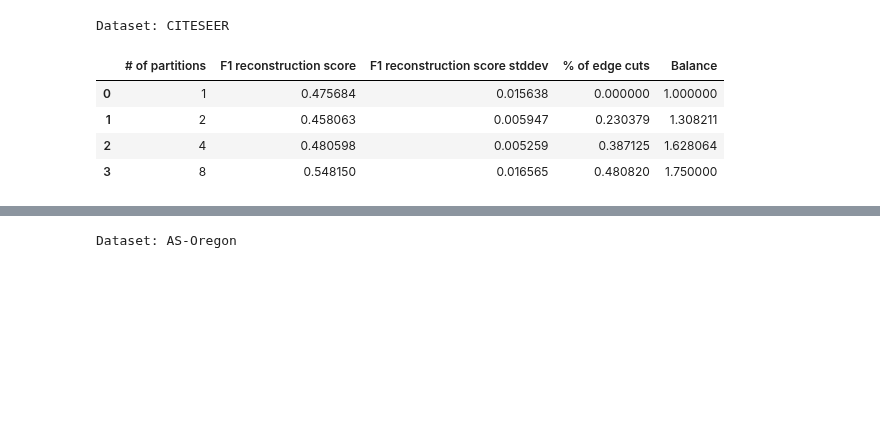
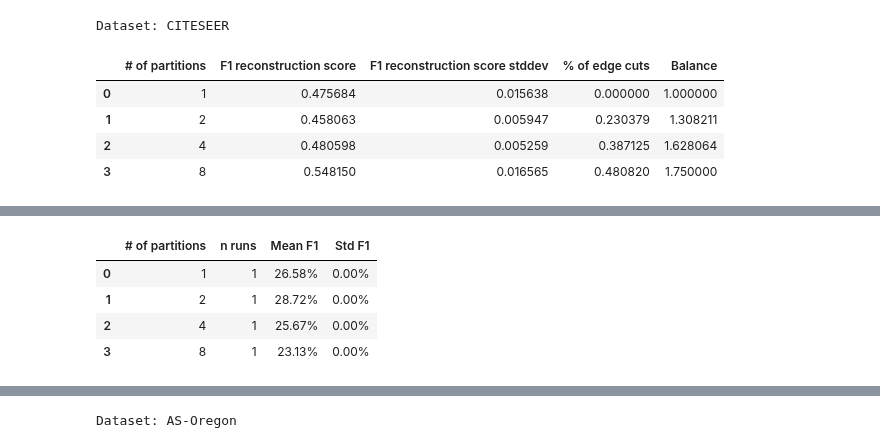
Before and after one commit to fantastic001/VertexVoyage, a Jupyter notebook: notebooks/analyze_results.ipynb, the cells around one changed output, grey strips where cells are left out. Cells and saved outputs as stored; diff of their text form; code cells hidden in the pictures; blank space fills up the shorter version.

Commit message:
Add stat testing to results analysis script

```diff
--- a/notebooks/analyze_results.ipynb
+++ b/notebooks/analyze_results.ipynb
@@ -197,3 +197,79 @@ Dataset: CITESEER
 | 1 | 2 | 0.458063 | 0.005947 | 0.230379 | 1.308211 |
 | 2 | 4 | 0.480598 | 0.005259 | 0.387125 | 1.628064 |
 | 3 | 8 | 0.548150 | 0.016565 | 0.480820 | 1.750000 |
+# %%
+import numpy as np
+import pandas as pd
+from scipy import stats
+
+
+def get_last_iter_f1s(dataset, partitions, rf=1):
+    """Raw last-iteration F1 score for every individual run of a (dataset, partitions, rf) config."""
+    key = (dataset, partitions, rf)
+    if key not in everything:
+        return None
+    f1s_list = everything[key].get("f1s", [])
+    vals = np.array([run[-1] for run in f1s_list if len(run) > 0])
+    return vals if len(vals) > 0 else None
+
+
+def significance_summary_table(dataset, partitions_sorted, rf=1):
+    rows = []
+    for p in partitions_sorted:
+        vals = get_last_iter_f1s(dataset, p, rf)
+        if vals is None:
+            continue
+        rows.append({
+            "# of partitions": p,
+            "n runs": len(vals),
+            "Mean F1": f"{vals.mean() * 100:.2f}%",
+            "Std F1": f"{vals.std(ddof=0) * 100:.2f}%",
+        })
+    return pd.DataFrame(rows)
+
+
+def significance_pairs_table(dataset, pairs, rf=1):
+    rows = []
+    for a, b in pairs:
+        vals_a = get_last_iter_f1s(dataset, a, rf)
+        vals_b = get_last_iter_f1s(dataset, b, rf)
+        if vals_a is None or vals_b is None or len(vals_a) < 2 or len(vals_b) < 2:
+            continue
+        t_stat, p_t = stats.ttest_ind(vals_a, vals_b, equal_var=False)
+        u_stat, p_u = stats.mannwhitneyu(vals_a, vals_b, alternative="two-sided")
+        pooled_std = np.sqrt((vals_a.std(ddof=1) ** 2 + vals_b.std(ddof=1) ** 2) / 2)
+        cohens_d = (vals_b.mean() - vals_a.mean()) / pooled_std if pooled_std > 0 else np.nan
+        rows.append({
+            "Comparison": f"P={a} vs P={b}",
+            "Welch t-test p": round(p_t, 4),
+            "Mann-Whitney p": round(p_u, 4),
+            "Cohen's d": round(cohens_d, 2),
+            "Significant (α=0.05)": "Yes" if p_t < 0.05 else "No",
+        })
+    return pd.DataFrame(rows)
+
+
+def report_significance(dataset, rf=1):
+    """Print per-partition F1 stats plus pairwise significance tests (Welch t-test +
+    Mann-Whitney U on the raw per-run last-iteration F1 scores) against the baseline
+    partition count and between adjacent partition counts."""
+    partitions_sorted = sorted(p for p in all_partitions if (dataset, p, rf) in everything)
+    if len(partitions_sorted) < 2:
+        return
+    display(f"{dataset}: F1 significance across partition counts (RF={rf})")
+    display(significance_summary_table(dataset, partitions_sorted, rf))
+
+    baseline = partitions_sorted[0]
+    baseline_pairs_df = significance_pairs_table(dataset, [(baseline, p) for p in partitions_sorted[1:]], rf)
+    if baseline_pairs_df.empty:
+        display(f"Not enough runs per config to test significance (need ≥2 runs each).")
+    else:
+        display(f"vs. baseline (P={baseline}):")
+        display(baseline_pairs_df)
+        display("Adjacent partition counts:")
+        display(significance_pairs_table(dataset, list(zip(partitions_sorted, partitions_sorted[1:])), rf))
+
+
+for dataset in sorted(all_datasets):
+    report_significance(dataset)
+# %% [output]
@@ -199,0 +277,5 @@ Dataset: CITESEER
+|  | # of partitions | n runs | Mean F1 | Std F1 |
+| 0 | 1 | 1 | 26.58% | 0.00% |
+| 1 | 2 | 1 | 28.72% | 0.00% |
+| 2 | 4 | 1 | 25.67% | 0.00% |
+| 3 | 8 | 1 | 23.13% | 0.00% |
```
Also changed, not shown: parts of 1 cell of this notebook.
